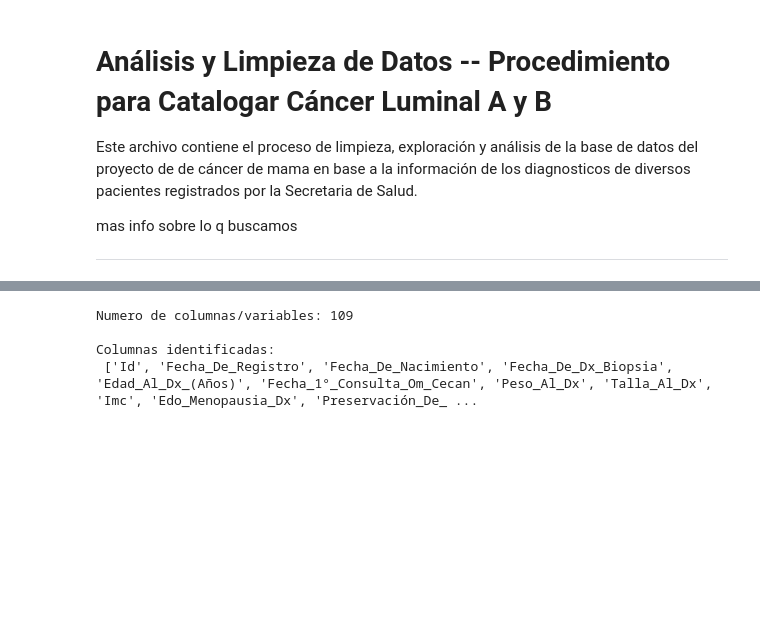
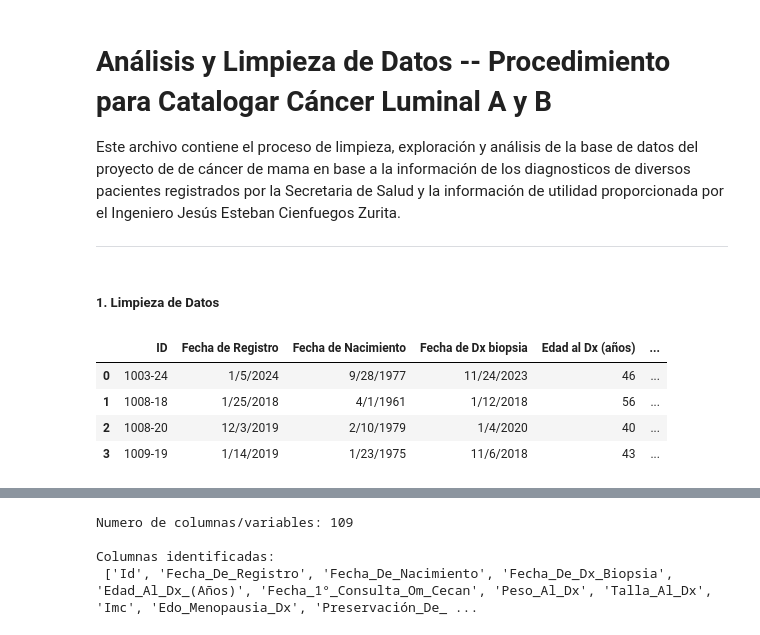
Before and after one commit to GilinCordero/Reporte_de_Limpieza_de_Datos, a Jupyter notebook: AnalisisDeDatos.ipynb, the cells around one changed output, grey strips where cells are left out. Cells and saved outputs as stored; diff of their text form; code cells hidden in the pictures; blank space fills up the shorter version.

```diff
--- a/AnalisisDeDatos.ipynb
+++ b/AnalisisDeDatos.ipynb
@@ -1,9 +1,26 @@
 # %% [markdown]
 # Análisis y Limpieza de Datos -- Procedimiento para Catalogar Cáncer Luminal A y B
 
-Este archivo contiene el proceso de limpieza, exploración y análisis de la base de datos del proyecto de de cáncer de mama en base a la información de los diagnosticos de diversos pacientes registrados por la Secretaria de Salud.
+Este archivo contiene el proceso de limpieza, exploración y análisis de la base de datos del proyecto de de cáncer de mama en base a la información de los diagnosticos de diversos pacientes registrados por la Secretaria de Salud y la información de utilidad proporcionada por el Ingeniero Jesús Esteban Cienfuegos Zurita.
 
-mas info sobre lo q buscamos
 
 
 ---
+# %% [markdown]
+##### 1. Limpieza de Datos
+# %%
+import pandas as pd
+
+#Leemos la Base de Datos y mostramos todas las columnas para tener una mejor idea de su estructura en este mismo archivo
+
+df = pd.read_csv('./resources/2025_08_27 BD Proy Salud.csv', encoding='latin1')
+pd.set_option('display.max_columns', None)
+
+# Mostramos las primeras filas para ver un resumen rápido que nos ayude a entender la estructura de los datos
+df.head(4)
+# %% [output]
+|  | ID | Fecha de Registro | Fecha de Nacimiento | Fecha de Dx biopsia | Edad al Dx (años) | ... |
+| 0 | 1003-24 | 1/5/2024 | 9/28/1977 | 11/24/2023 | 46 | ... |
+| 1 | 1008-18 | 1/25/2018 | 4/1/1961 | 1/12/2018 | 56 | ... |
+| 2 | 1008-20 | 12/3/2019 | 2/10/1979 | 1/4/2020 | 40 | ... |
+| 3 | 1009-19 | 1/14/2019 | 1/23/1975 | 11/6/2018 | 43 | ... |
```
Also changed, not shown: parts of 27 cells of this notebook, 2 other files.
